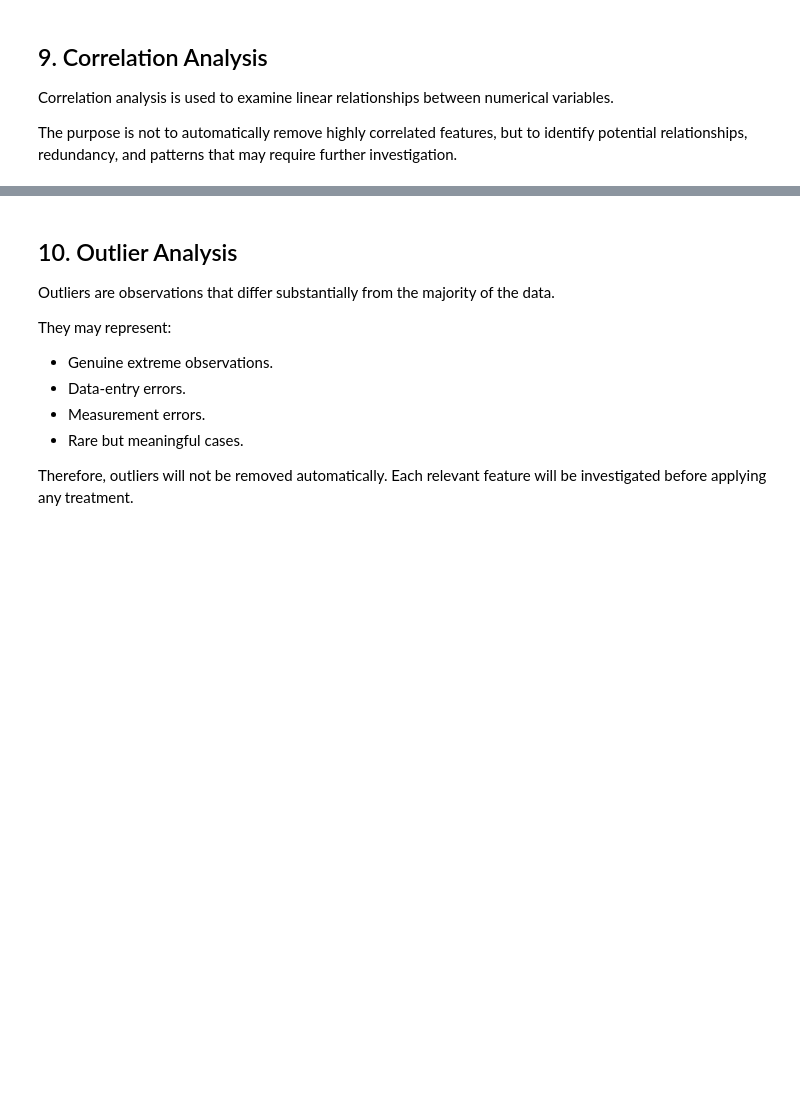
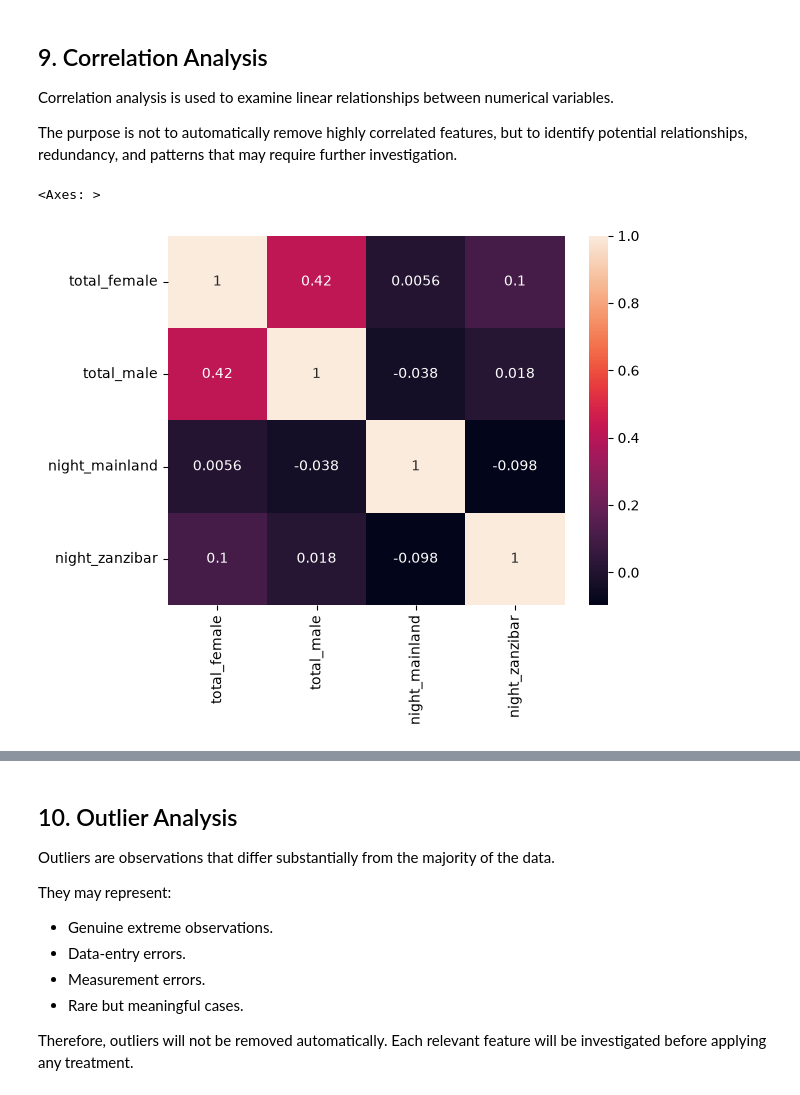
Before and after one commit to kareem0088/tanzania-tourism-classification, a Jupyter notebook: notebooks/01_statistical_eda.ipynb, the cells around one changed output, grey strips where cells are left out. Drawn from its saved outputs; the diff is of its cells as text; code cells hidden in the pictures; blank space fills up the shorter version.

```diff
--- a/notebooks/01_statistical_eda.ipynb
+++ b/notebooks/01_statistical_eda.ipynb
@@ -460,3 +461,8 @@ Imbalance Ratio (Max/Min): 15.24x
 Correlation analysis is used to examine linear relationships between numerical variables.
 
 The purpose is not to automatically remove highly correlated features, but to identify potential relationships, redundancy, and patterns that may require further investigation.
+# %%
+sns.heatmap(df[NUMERIC_FEATURES].corr(),annot=True)
+# %% [output]
+<Axes: >
+[figure, added]
```
Also changed, not shown: parts of 6 cells of this notebook.
